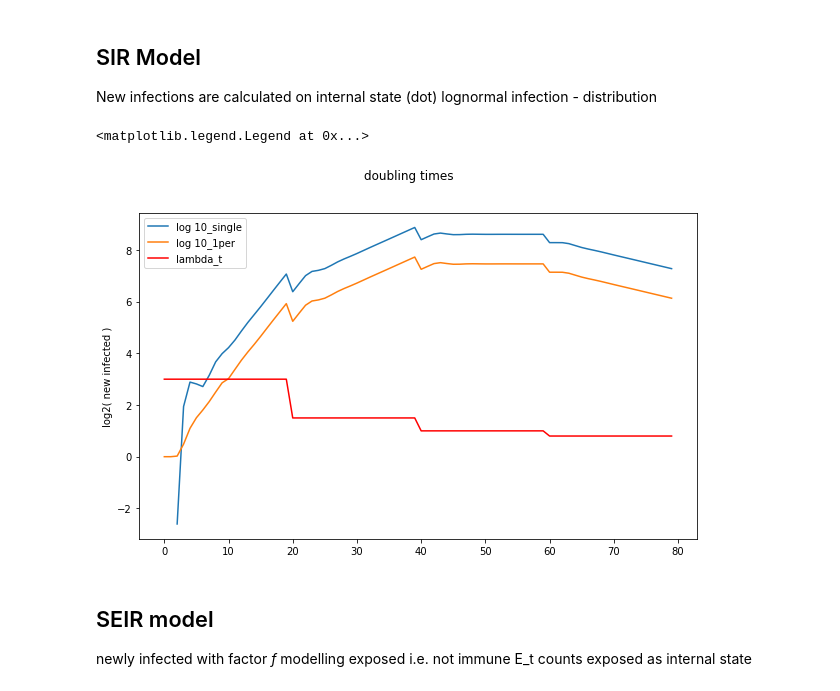
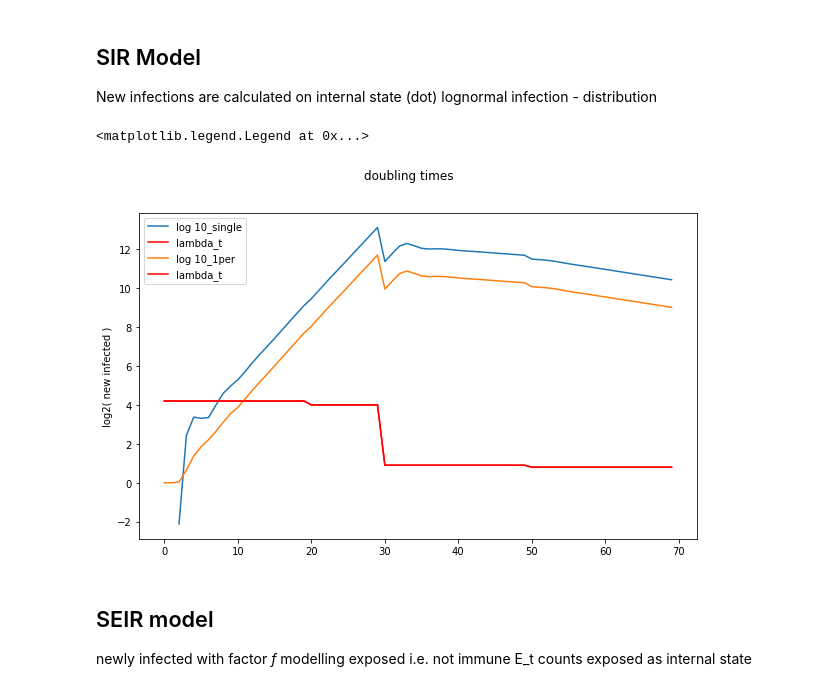
Before and after one commit to matthiaslinden/COVID19_inference_alt, a Jupyter notebook: notebooks/TheanoToolkit.ipynb, the cells around one changed output. Saved outputs shown, nothing was run; the diff lists cells and outputs as text; code cells hidden in the pictures.

```diff
--- a/notebooks/TheanoToolkit.ipynb
+++ b/notebooks/TheanoToolkit.ipynb
@@ -117,25 +117,27 @@ def SIR_model(imported_t,lambda_t, median_incubation,sigma_incubation,l=16):
 # %%
 dur = 20
 imported1_t = np.array( [10.]+[0.]*(dur*5-1) )
 imported2_t = np.array( [1.]*10+[0.]*(dur*5-10) )
 
-lambda_t = np.array( [3.]*dur+[1.5]*dur+[1]*dur+[.8]*dur )
+lambda_t = np.array( [4.2]*dur+[4.]*int(dur/2)+[.9]*dur+[.8]*dur )
 
 median,sigma = 4.,0.433
 
 # Test two different initial distributions
 fig, axes = plt.subplots(1,1, figsize = (10,6),squeeze=False)
 fig.suptitle("doubling times")
 
 ax = axes[0,0]
 for k,imp in {"10_single":imported1_t,"10_1per":imported2_t}.items():
     ax.plot( np.log(SIR_model(imp,lambda_t,median,sigma))/np.log(2),label="log "+k )
-ax.plot(lambda_t,color="red",label="lambda_t")
+   # ax.plot( SIR_model(imp,lambda_t,median,sigma),label="log "+k )
+
+    ax.plot(lambda_t,color="red",label="lambda_t")
 ax.set_ylabel("log2( new infected )")
 ax.legend()
 # %% [output]
 <matplotlib.legend.Legend at 0x...>
-[figure, old version]
+[figure, new version]
 # %% [markdown]
 ## SEIR model
 newly infected with factor *f* modelling exposed i.e. not immune
```
Also changed, not shown: parts of 2 cells of this notebook, 7 other files.
